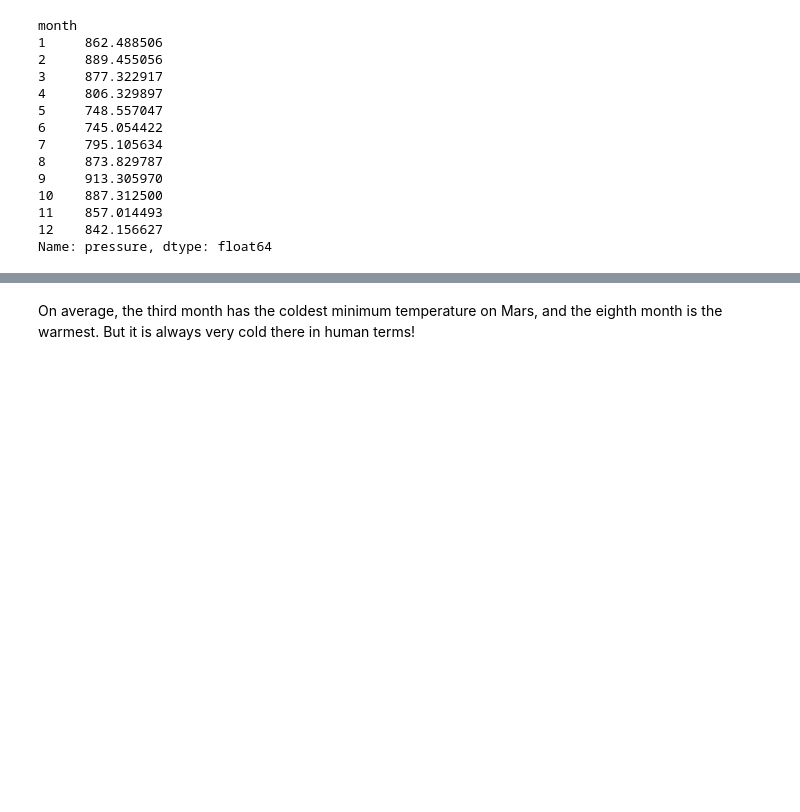
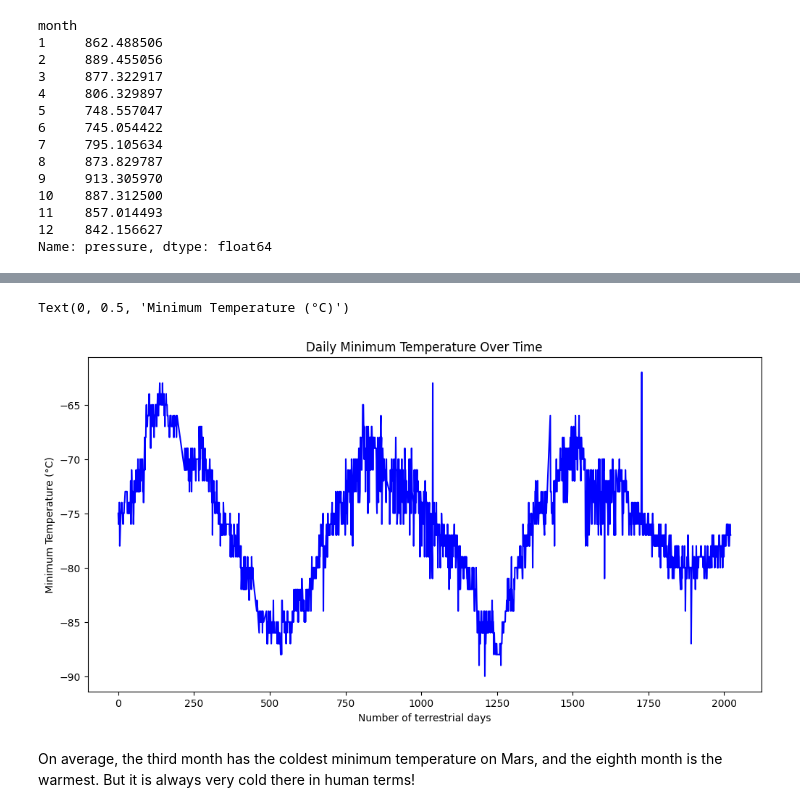
Before and after one commit to elgnol/html-challenge, a Jupyter notebook: MarsWebScraping/part_2_mars_weather.ipynb, the cells around one changed output, grey strips where cells are left out. Drawn from its saved outputs; the diff is of its cells as text; code cells hidden in the pictures; blank space fills up the shorter version.

```diff
--- a/MarsWebScraping/part_2_mars_weather.ipynb
+++ b/MarsWebScraping/part_2_mars_weather.ipynb
@@ -203,3 +251,16 @@ Name: pressure, dtype: float64
+# %%
+# 5. How many terrestrial (earth) days are there in a Martian year?
+df['days_since_start'] = (df['terrestrial_date'] - df['terrestrial_date'].min()).dt.days
+
+# Plot daily minimum temperature with x-axis as number of days since the start
+plt.figure(figsize=(12, 6))
+plt.plot(df['days_since_start'], df['min_temp'], linestyle='-', color='b')
+plt.title('Daily Minimum Temperature Over Time')
+plt.xlabel('Number of terrestrial days')
+plt.ylabel('Minimum Temperature (°C)')
+# %% [output]
+Text(0, 0.5, 'Minimum Temperature (°C)')
+[figure, added]
 # %% [markdown]
 On average, the third month has the coldest minimum temperature on Mars, and the eighth month is the warmest. But it is always very cold there in human terms!
 # %% [markdown]
```
Also changed, not shown: parts of 13 cells of this notebook, 1 other file.
